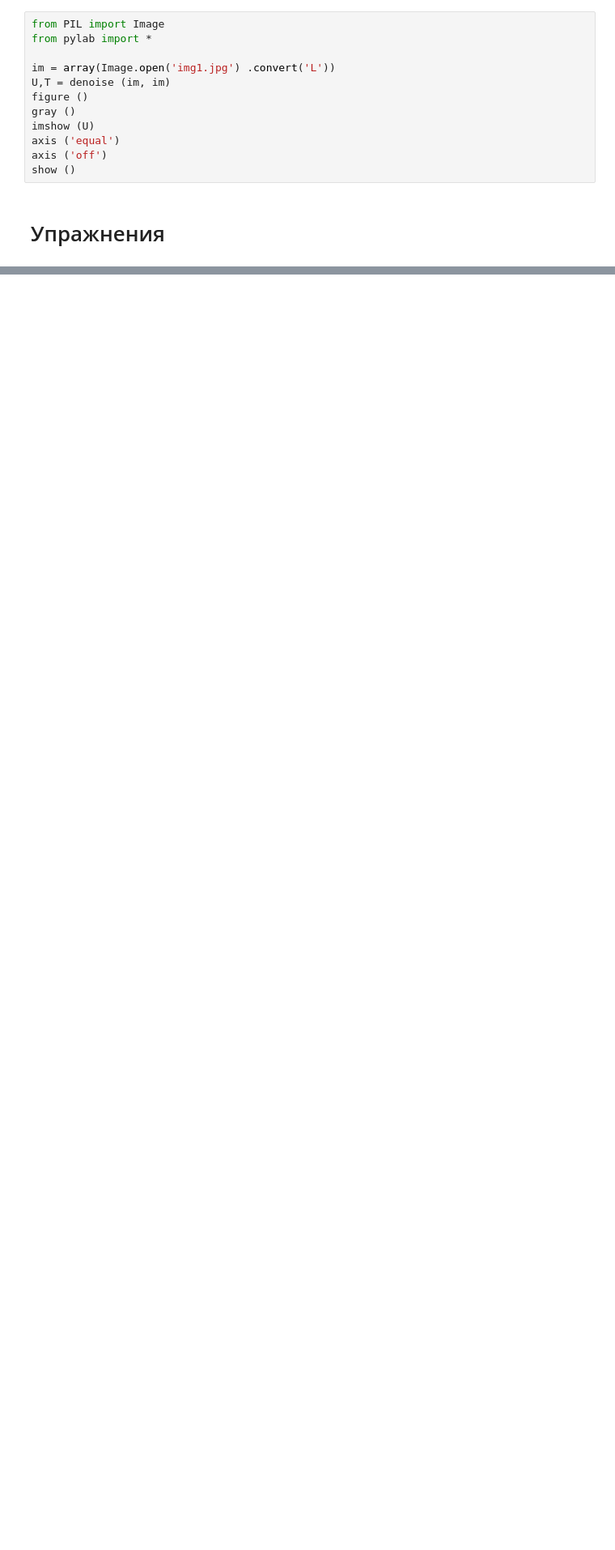
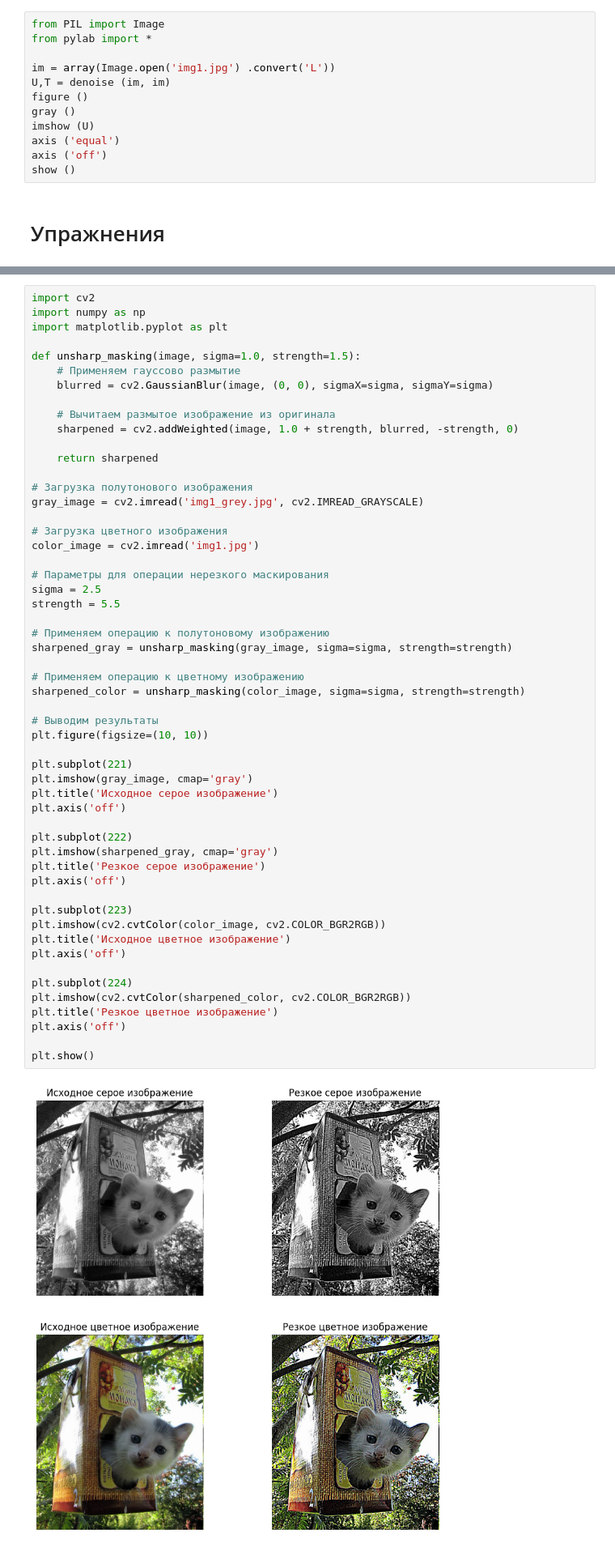
Before and after one commit to lechmoloch/SSTU-KI, a Jupyter notebook: L1/main.ipynb, the cells around one changed output, grey strips where cells are left out. Shown at 81% size. Saved outputs shown, nothing was run; the diff lists cells and outputs as text; blank space fills up the shorter version.

```diff
--- a/L1/main.ipynb
+++ b/L1/main.ipynb
@@ -482,0 +520,56 @@ show ()
+# %%
+import cv2
+import numpy as np
+import matplotlib.pyplot as plt
+
+def unsharp_masking(image, sigma=1.0, strength=1.5):
+    # Применяем гауссово размытие
+    blurred = cv2.GaussianBlur(image, (0, 0), sigmaX=sigma, sigmaY=sigma)
+
+    # Вычитаем размытое изображение из оригинала
+    sharpened = cv2.addWeighted(image, 1.0 + strength, blurred, -strength, 0)
+
+    return sharpened
+
+# Загрузка полутонового изображения
+gray_image = cv2.imread('img1_grey.jpg', cv2.IMREAD_GRAYSCALE)
+
+# Загрузка цветного изображения
+color_image = cv2.imread('img1.jpg')
+
+# Параметры для операции нерезкого маскирования
+sigma = 2.5
+strength = 5.5
+
+# Применяем операцию к полутоновому изображению
+sharpened_gray = unsharp_masking(gray_image, sigma=sigma, strength=strength)
+
+# Применяем операцию к цветному изображению
+sharpened_color = unsharp_masking(color_image, sigma=sigma, strength=strength)
+
+# Выводим результаты
+plt.figure(figsize=(10, 10))
+
+plt.subplot(221)
+plt.imshow(gray_image, cmap='gray')
+plt.title('Исходное серое изображение')
+plt.axis('off')
+
+plt.subplot(222)
+plt.imshow(sharpened_gray, cmap='gray')
+plt.title('Резкое серое изображение')
+plt.axis('off')
+
+plt.subplot(223)
+plt.imshow(cv2.cvtColor(color_image, cv2.COLOR_BGR2RGB))
+plt.title('Исходное цветное изображение')
+plt.axis('off')
+
+plt.subplot(224)
+plt.imshow(cv2.cvtColor(sharpened_color, cv2.COLOR_BGR2RGB))
+plt.title('Резкое цветное изображение')
+plt.axis('off')
+
+plt.show()
+# %% [output]
+[figure, added]
```
Also changed, not shown: parts of 20 cells of this notebook, 7 other files.
